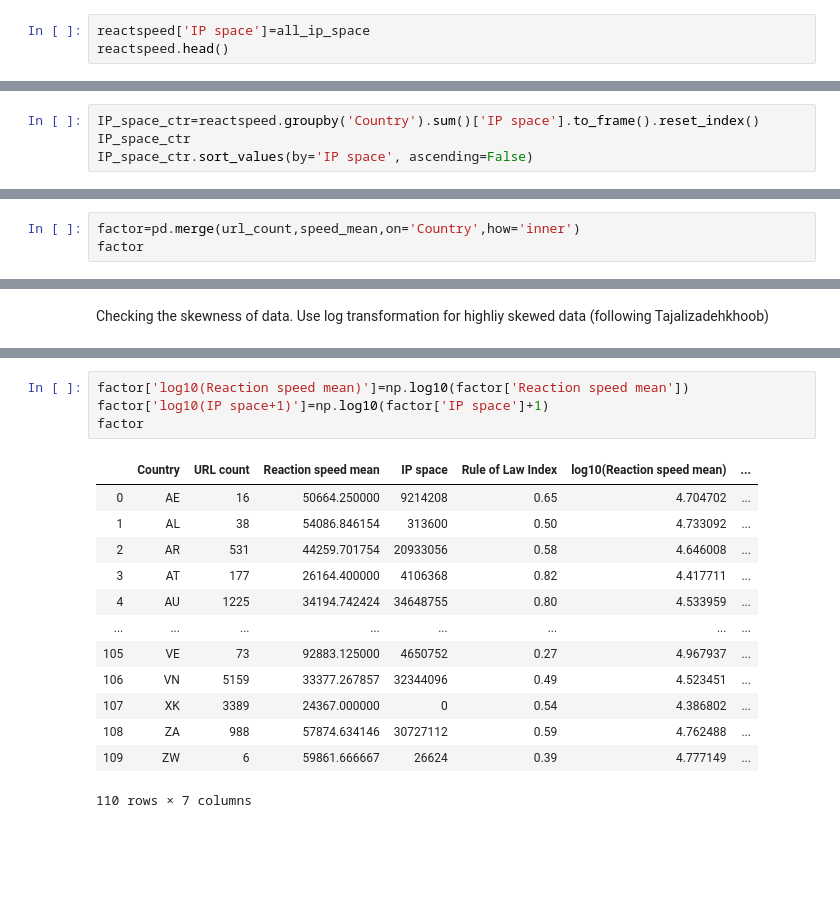
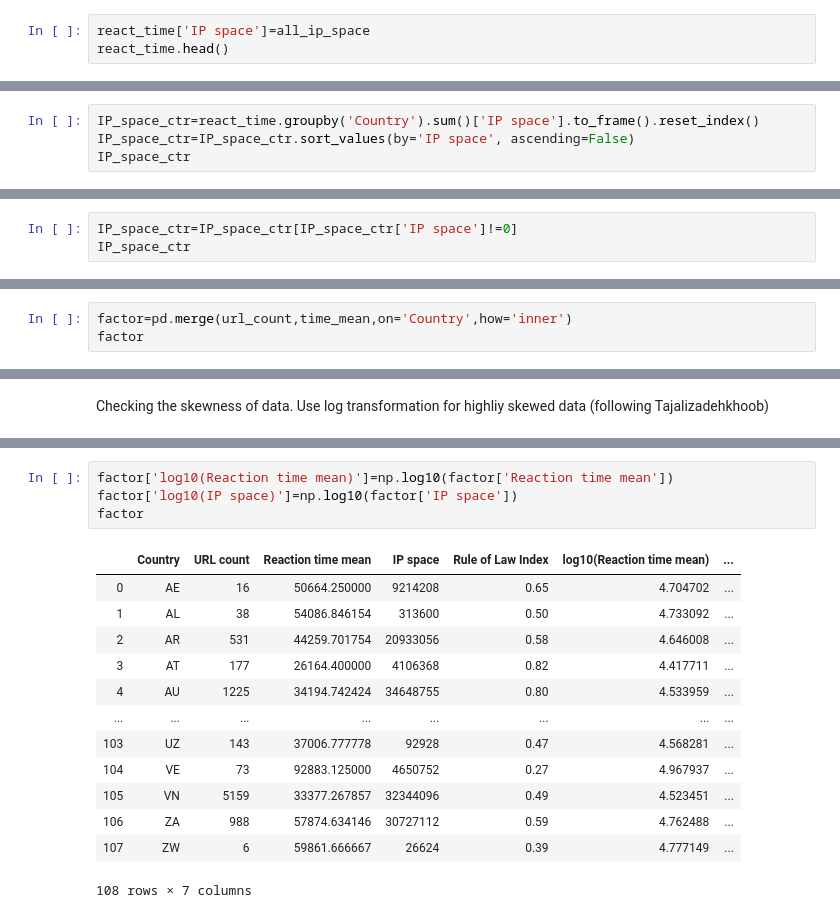
Before and after one commit to tderoon/Cybereconomicsgroup4, a Jupyter notebook: factor analysis.ipynb, the cells around one changed output, grey strips where cells are left out. Cells and saved outputs as stored; diff of their text form; blank space fills up the shorter version.

```diff
--- a/factor analysis.ipynb
+++ b/factor analysis.ipynb
@@ -142,8 +142,8 @@ len(all_ip_space)
 # %% [output]
 4813
 # %%
-reactspeed['IP space']=all_ip_space
-reactspeed.head()
+react_time['IP space']=all_ip_space
+react_time.head()
 # %% [output]
 |  | rank | AS_Number | Name | Country | Online | Offline | months | days | hours | minutes | ... |
 | 0 | 1 | 52715 | SCORPION TELECOMUNICACAO RIBEIRAO... | BR | 0 | 1 | 0 | 0 | 0 | 3 | ... |
@@ -152,9 +152,9 @@ reactspeed.head()
 | 3 | 4 | 137344 | IDNIC-TRANSTEKNO-AS-ID PT. TRANS ... | ID | 0 | 1 | 0 | 0 | 0 | 7 | ... |
 | 4 | 5 | 17716 | NTU-TW National Taiwan University | TW | 0 | 1 | 0 | 0 | 0 | 8 | ... |
 # %%
-IP_space_ctr=reactspeed.groupby('Country').sum()['IP space'].to_frame().reset_index()
+IP_space_ctr=react_time.groupby('Country').sum()['IP space'].to_frame().reset_index()
+IP_space_ctr=IP_space_ctr.sort_values(by='IP space', ascending=False)
 IP_space_ctr
-IP_space_ctr.sort_values(by='IP space', ascending=False)
 # %% [output]
 |  | Country | IP space |
 | 146 | US | 494189994 |
@@ -169,3 +169,6 @@ IP_space_ctr.sort_values(by='IP space', ascending=False)
 | 126 | SC | 0 |
 | 104 | NI | 0 |
 158 rows × 2 columns
+# %%
+IP_space_ctr=IP_space_ctr[IP_space_ctr['IP space']!=0]
+IP_space_ctr
@@ -199,6 +216,6 @@ rol.head()
 # %% [markdown]
 # MERGING OF DATA
 # %%
-factor=pd.merge(url_count,speed_mean,on='Country',how='inner')
+factor=pd.merge(url_count,time_mean,on='Country',how='inner')
 factor
 # %% [output]
@@ -282,21 +299,21 @@ plt.hist(factor['Rule of Law Index'])
 # %%
-factor['log10(Reaction speed mean)']=np.log10(factor['Reaction speed mean'])
-factor['log10(IP space+1)']=np.log10(factor['IP space']+1)
+factor['log10(Reaction time mean)']=np.log10(factor['Reaction time mean'])
+factor['log10(IP space)']=np.log10(factor['IP space'])
 factor
 # %% [output]
-|  | Country | URL count | Reaction speed mean | IP space | Rule of Law Index | log10(Reaction speed mean) | ... |
+|  | Country | URL count | Reaction time mean | IP space | Rule of Law Index | log10(Reaction time mean) | ... |
 | 0 | AE | 16 | 50664.250000 | 9214208 | 0.65 | 4.704702 | ... |
 | 1 | AL | 38 | 54086.846154 | 313600 | 0.50 | 4.733092 | ... |
 | 2 | AR | 531 | 44259.701754 | 20933056 | 0.58 | 4.646008 | ... |
 | 3 | AT | 177 | 26164.400000 | 4106368 | 0.82 | 4.417711 | ... |
 | 4 | AU | 1225 | 34194.742424 | 34648755 | 0.80 | 4.533959 | ... |
 | ... | ... | ... | ... | ... | ... | ... | ... |
-| 105 | VE | 73 | 92883.125000 | 4650752 | 0.27 | 4.967937 | ... |
-| 106 | VN | 5159 | 33377.267857 | 32344096 | 0.49 | 4.523451 | ... |
-| 107 | XK | 3389 | 24367.000000 | 0 | 0.54 | 4.386802 | ... |
-| 108 | ZA | 988 | 57874.634146 | 30727112 | 0.59 | 4.762488 | ... |
-| 109 | ZW | 6 | 59861.666667 | 26624 | 0.39 | 4.777149 | ... |
+| 103 | UZ | 143 | 37006.777778 | 92928 | 0.47 | 4.568281 | ... |
+| 104 | VE | 73 | 92883.125000 | 4650752 | 0.27 | 4.967937 | ... |
+| 105 | VN | 5159 | 33377.267857 | 32344096 | 0.49 | 4.523451 | ... |
+| 106 | ZA | 988 | 57874.634146 | 30727112 | 0.59 | 4.762488 | ... |
+| 107 | ZW | 6 | 59861.666667 | 26624 | 0.39 | 4.777149 | ... |
-110 rows × 7 columns
+108 rows × 7 columns
 # %%
 y=factor[['URL count']]
 y
```
Also changed, not shown: parts of 40 cells of this notebook.
